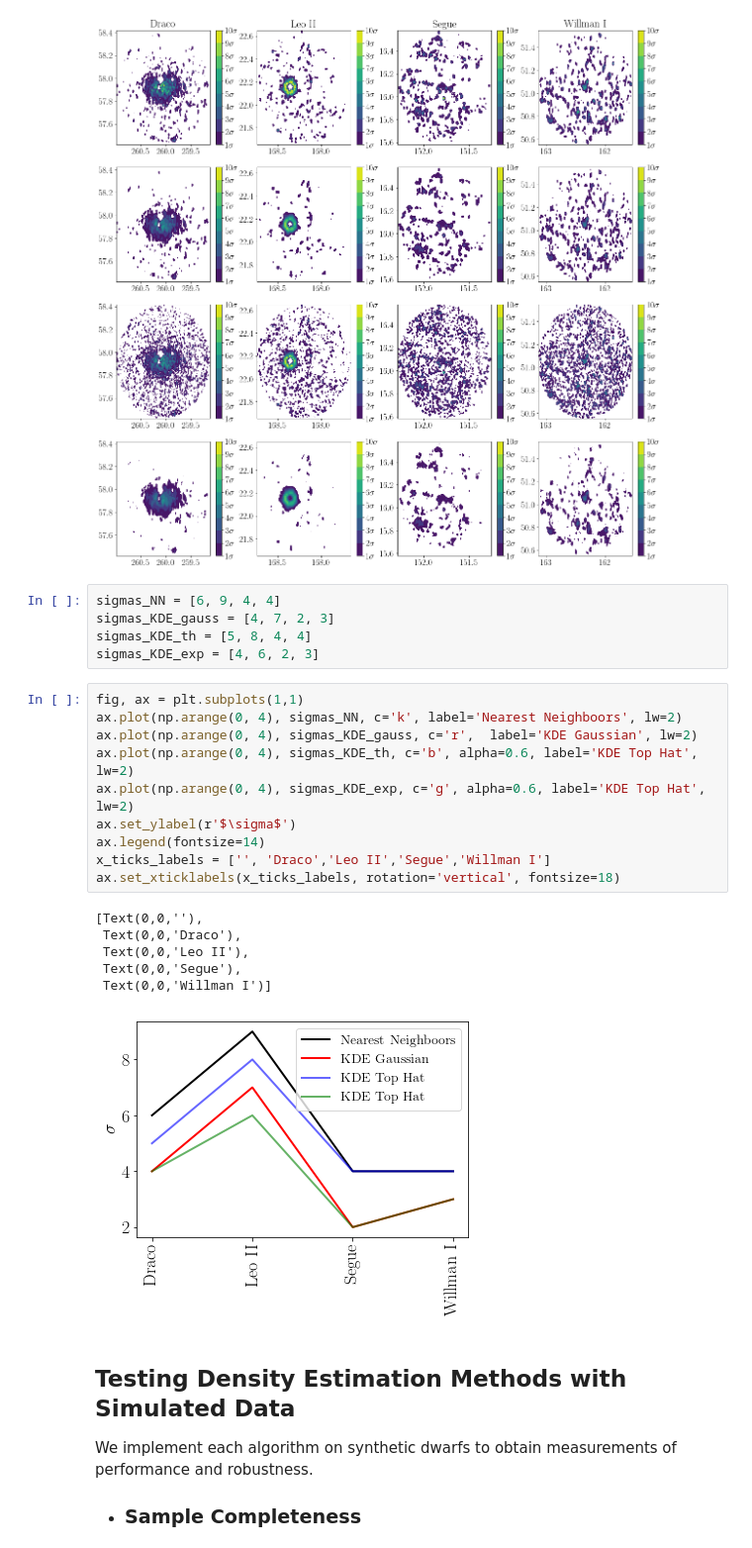
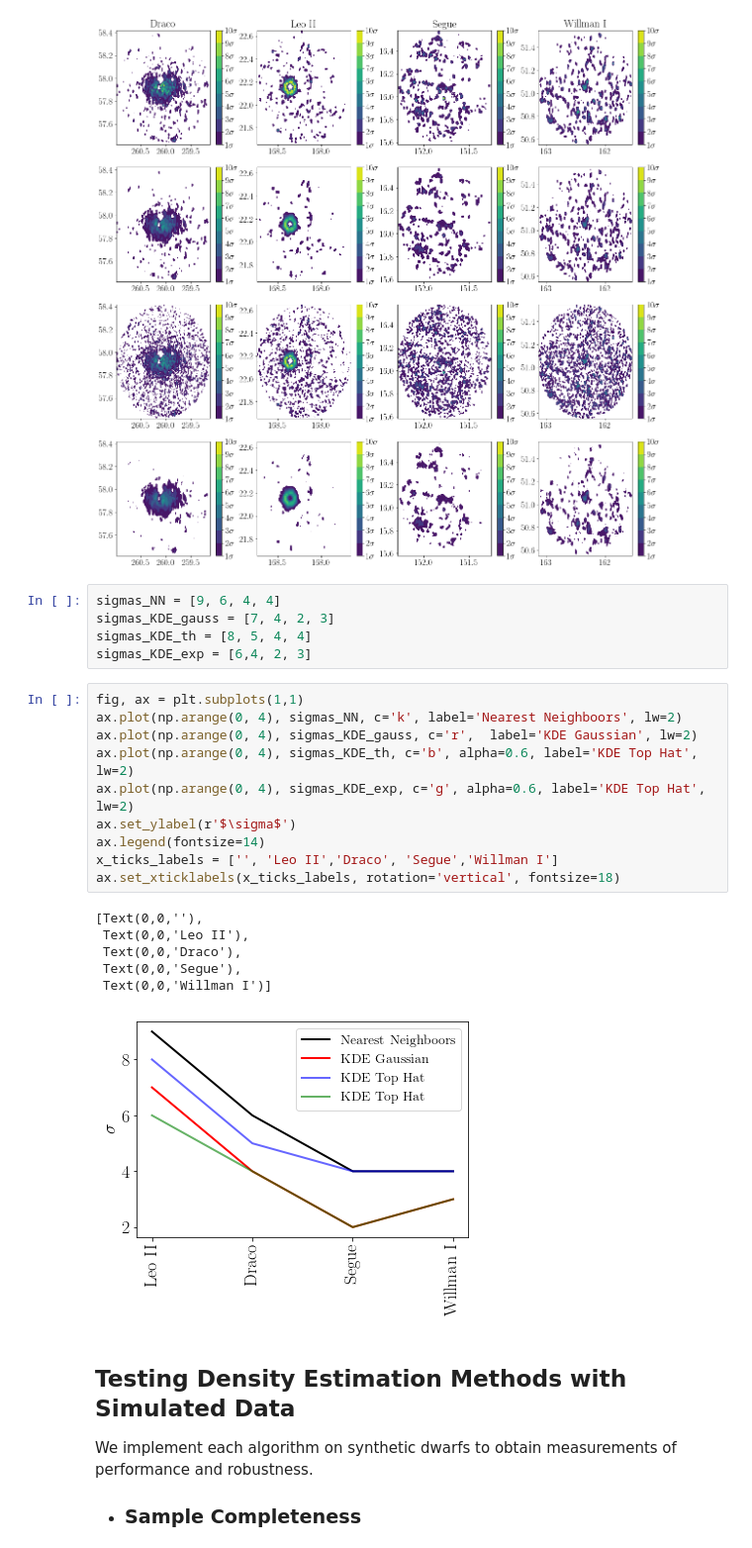
Before and after one commit to jkadowaki/ASTR502_project, a Jupyter notebook: Presentation/DwarfGalaxies.ipynb, the cells around one changed output. Shown at 99% size. Saved outputs shown, nothing was run; the diff lists cells and outputs as text.

Commit message:
changed axis in comparisoon plot

```diff
--- a/Presentation/DwarfGalaxies.ipynb
+++ b/Presentation/DwarfGalaxies.ipynb
@@ -514,27 +514,27 @@ for name in sdss_data:
 # %% [output]
 [figure]
 # %%
-sigmas_NN = [6, 9, 4, 4]
-sigmas_KDE_gauss = [4, 7, 2, 3]
-sigmas_KDE_th = [5, 8, 4, 4]
-sigmas_KDE_exp = [4, 6, 2, 3]
+sigmas_NN = [9, 6, 4, 4]
+sigmas_KDE_gauss = [7, 4, 2, 3]
+sigmas_KDE_th = [8, 5, 4, 4]
+sigmas_KDE_exp = [6,4, 2, 3]
 # %%
 fig, ax = plt.subplots(1,1)
 ax.plot(np.arange(0, 4), sigmas_NN, c='k', label='Nearest Neighboors', lw=2)
 ax.plot(np.arange(0, 4), sigmas_KDE_gauss, c='r',  label='KDE Gaussian', lw=2)
 ax.plot(np.arange(0, 4), sigmas_KDE_th, c='b', alpha=0.6, label='KDE Top Hat', lw=2)
 ax.plot(np.arange(0, 4), sigmas_KDE_exp, c='g', alpha=0.6, label='KDE Top Hat', lw=2)
 ax.set_ylabel(r'$\sigma$')
 ax.legend(fontsize=14)
-x_ticks_labels = ['', 'Draco','Leo II','Segue','Willman I']
+x_ticks_labels = ['', 'Leo II','Draco', 'Segue','Willman I']
 ax.set_xticklabels(x_ticks_labels, rotation='vertical', fontsize=18)
 # %% [output]
 [Text(0,0,''),
+ Text(0,0,'Leo II'),
  Text(0,0,'Draco'),
- Text(0,0,'Leo II'),
  Text(0,0,'Segue'),
  Text(0,0,'Willman I')]
-[figure, old version]
+[figure, new version]
 # %% [markdown]
 ## Testing Density Estimation Methods with Simulated Data
 We implement each algorithm on synthetic dwarfs to obtain measurements of performance and robustness.
```
